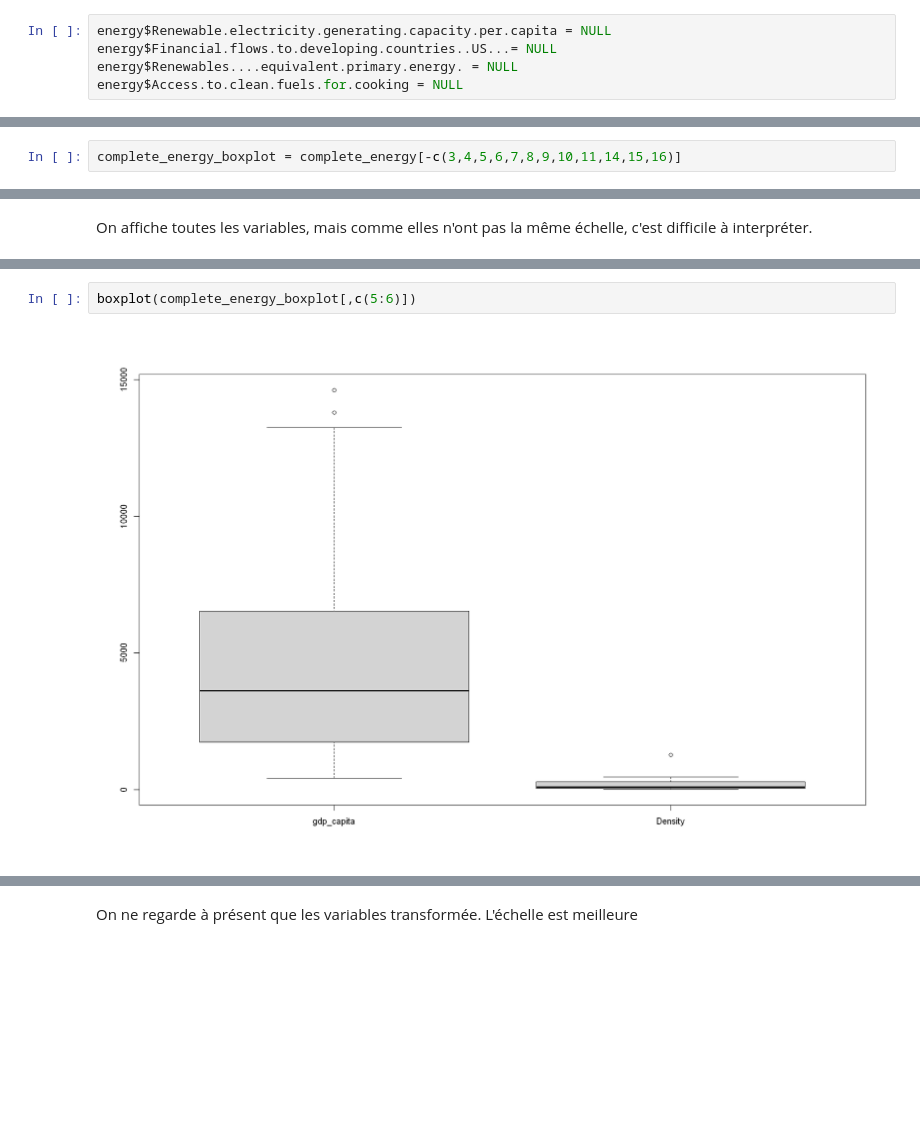
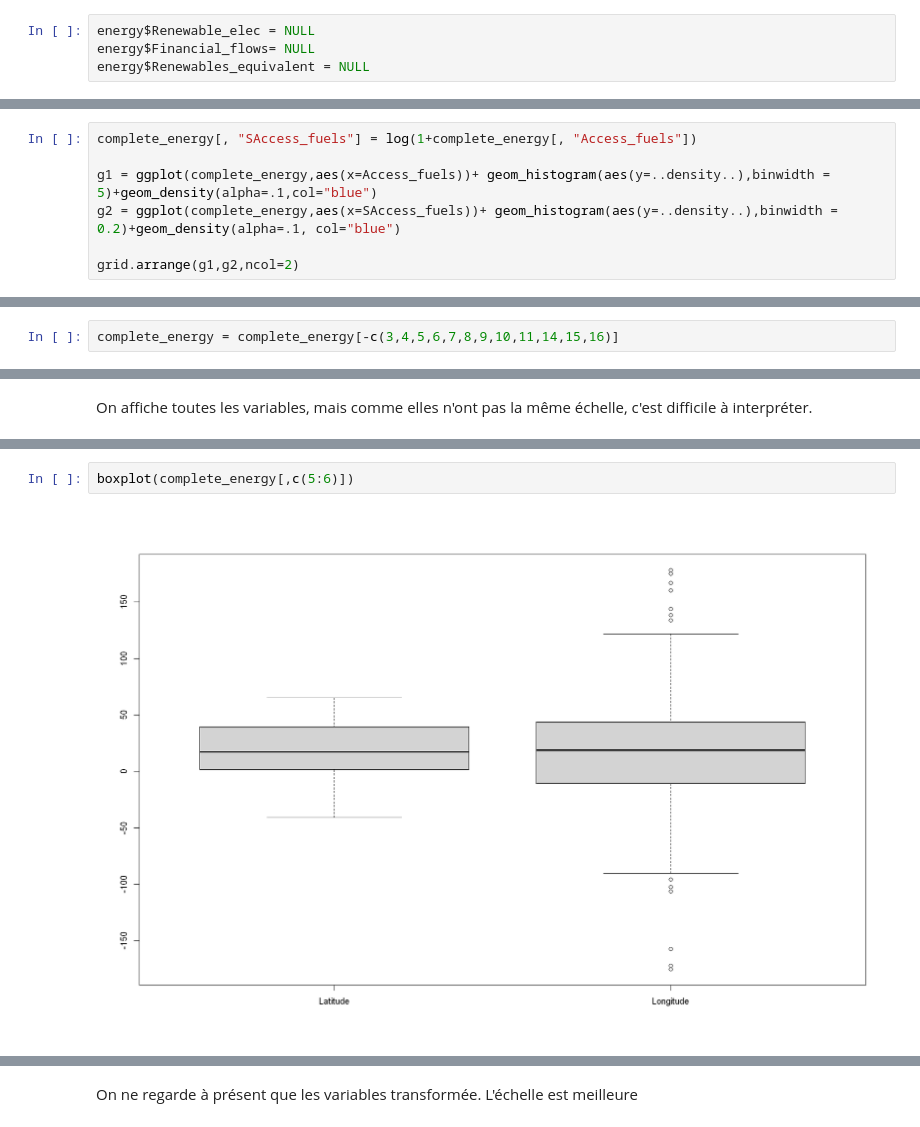
Before and after one commit to Mathilde-Mrs/Projet_machine_learning, a Jupyter notebook: notebookR_modif.ipynb, the cells around one changed output, grey strips where cells are left out. Drawn from its saved outputs; the diff is of its cells as text; blank space fills up the shorter version.

```diff
--- a/notebookR_modif.ipynb
+++ b/notebookR_modif.ipynb
@@ -161,10 +169,9 @@ Renewables_equivalent       Financial_flows        Renewable_elec
 # %% [markdown]
 ### Suppression des variables corrompues
 # %%
-energy$Renewable.electricity.generating.capacity.per.capita = NULL
-energy$Financial.flows.to.developing.countries..US...= NULL
-energy$Renewables....equivalent.primary.energy. = NULL
-energy$Access.to.clean.fuels.for.cooking = NULL
+energy$Renewable_elec = NULL
+energy$Financial_flows= NULL
+energy$Renewables_equivalent = NULL
 # %% [markdown]
 ## Question 3
 # %% [markdown]
@@ -291,0 +353,7 @@ Warning message:
+# %%
+complete_energy[, "SAccess_fuels"] = log(1+complete_energy[, "Access_fuels"])
+
+g1 = ggplot(complete_energy,aes(x=Access_fuels))+ geom_histogram(aes(y=..density..),binwidth = 5)+geom_density(alpha=.1,col="blue")
+g2 = ggplot(complete_energy,aes(x=SAccess_fuels))+ geom_histogram(aes(y=..density..),binwidth = 0.2)+geom_density(alpha=.1, col="blue")
+
+grid.arrange(g1,g2,ncol=2)
@@ -412,5 +484,5 @@ grid.arrange(g1,g2,ncol=2)
 # %%
 #summary(complete_energy)
 # %%
-complete_energy_boxplot = complete_energy[-c(3,4,5,6,7,8,9,10,11,14,15,16)]
+complete_energy = complete_energy[-c(3,4,5,6,7,8,9,10,11,14,15,16)]
 # %%
@@ -446,5 +518,5 @@ boxplot(complete_energy_boxplot[,-c(1:6,11)])
 # %%
-boxplot(complete_energy_boxplot[,c(5:6)])
+boxplot(complete_energy[,c(5:6)])
 # %% [output]
-[figure, old version]
+[figure, new version]
 # %%
```
Also changed, not shown: parts of 124 cells of this notebook.
